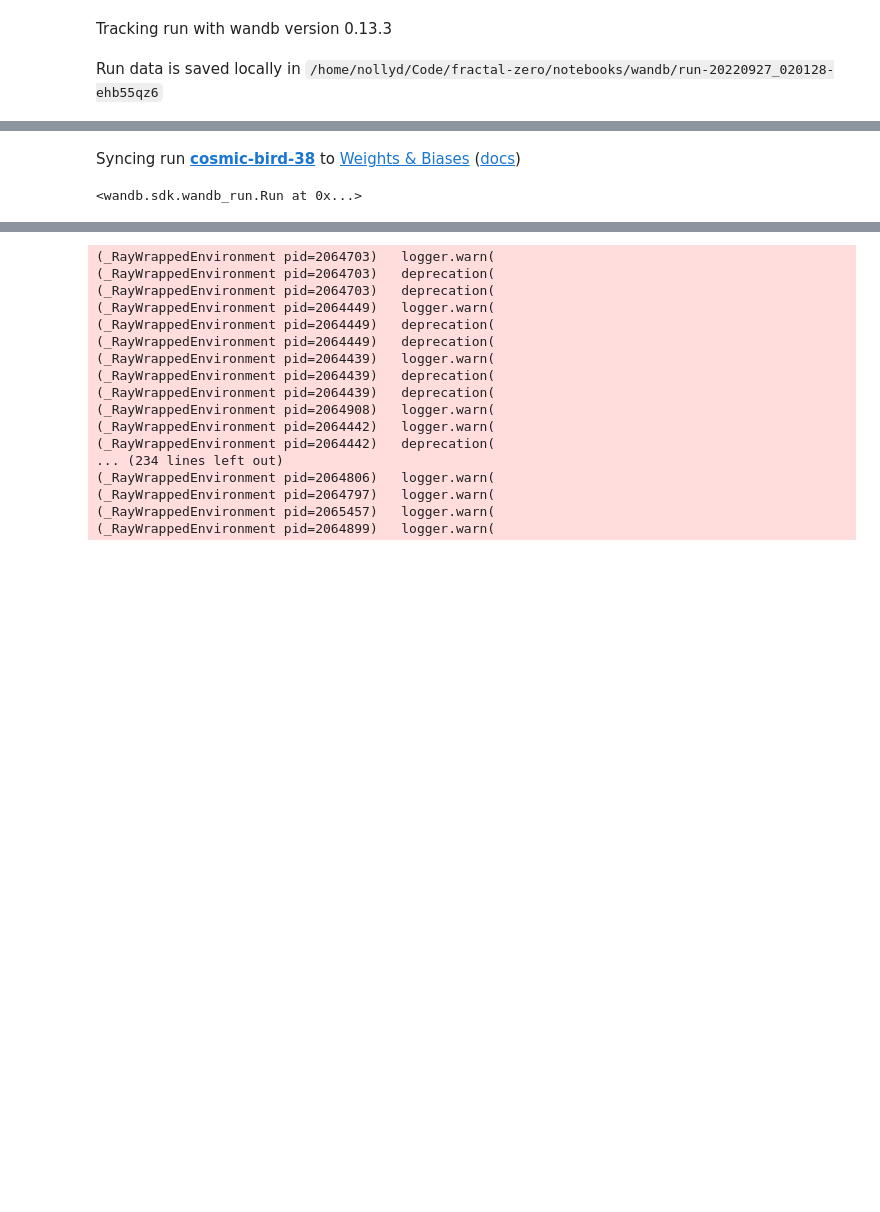
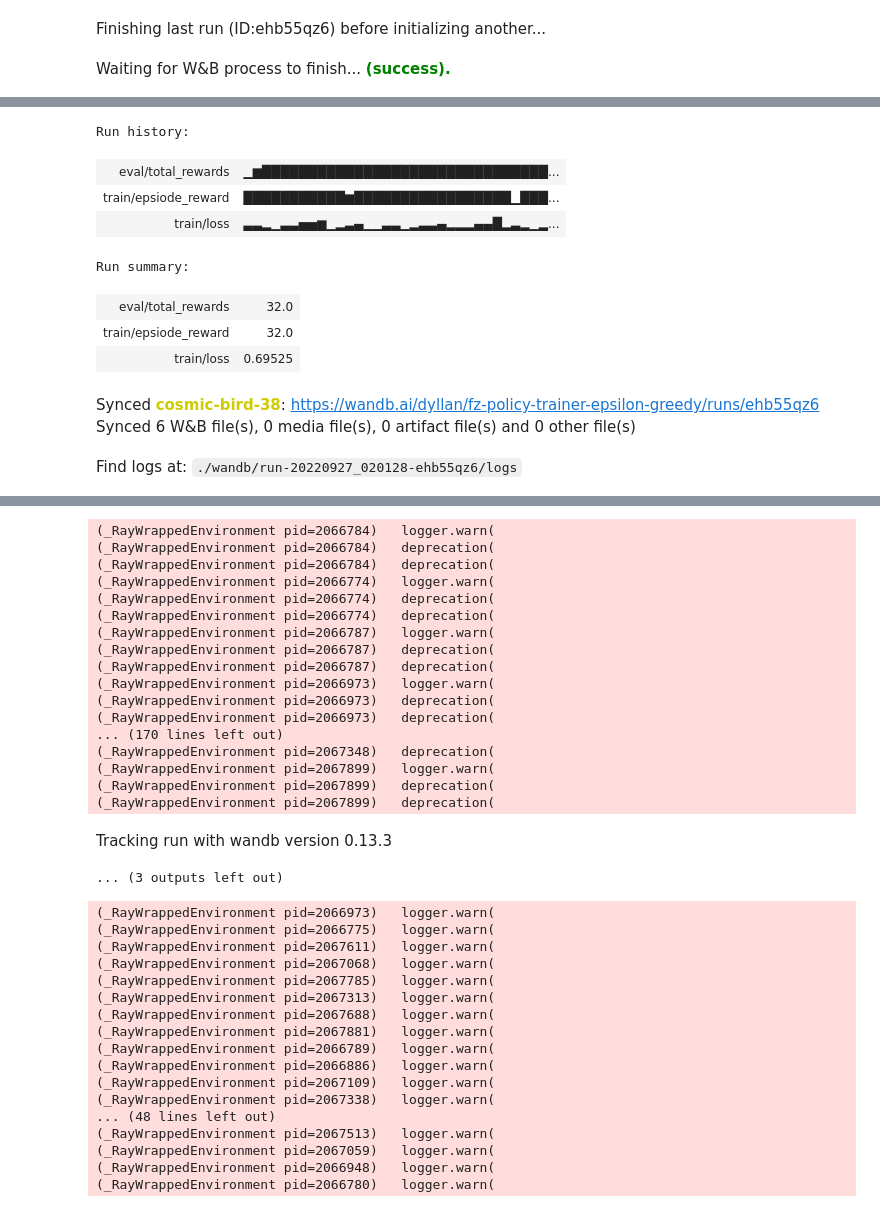
Before and after one commit to verbose-void/fractal-zero, a Jupyter notebook: notebooks/online_fmc.ipynb, the cells around one changed output, grey strips where cells are left out. Saved outputs shown, nothing was run; the diff lists cells and outputs as text; code cells hidden in the pictures; blank space fills up the shorter version.

```diff
--- a/notebooks/online_fmc.ipynb
+++ b/notebooks/online_fmc.ipynb
@@ -66,3 +63,3 @@ policy_trainer = OnlineFMCPolicyTrainer("CartPole-v0", policy_model, optimizer,
 # %%
-wandb.init(project="fz-policy-trainer-epsilon-greedy")
+wandb.init(project="fz-policy-trainer-game-tree")
 # %% [output]
@@ -86,2 +66,2 @@ wandb.init(project="fz-policy-trainer-epsilon-greedy")
-Tracking run with wandb version 0.13.3
+Finishing last run (ID:ehb55qz6) before initializing another...
-Run data is saved locally in /home/nollyd/Code/fractal-zero/notebooks/wandb/run-20220927_020128-ehb55qz6
+Waiting for W&B process to finish... (success).
@@ -88,2 +85,11 @@ Run data is saved locally in /home/nollyd/Code/fractal-zero/notebooks/wandb/run-
+Run history:
+| eval/total_rewards | ▁▆███████████████████████████████... |
+| train/epsiode_reward | ███████████▆█████████████████▁███... |
+| train/loss | ▃▃▂▁▃▃▅▅▆▁▂▃▄▁▁▃▃▁▂▃▃▄▂▂▂▄▄█▂▃▂▁▂... |
+Run summary:
+| eval/total_rewards | 32.0 |
+| train/epsiode_reward | 32.0 |
+| train/loss | 0.69525 |
-Syncing run cosmic-bird-38 to Weights & Biases (docs)
+Synced cosmic-bird-38: https://wandb.ai/dyllan/fz-policy-trainer-epsilon-greedy/runs/ehb55qz6
+Synced 6 W&B file(s), 0 media file(s), 0 artifact file(s) and 0 other file(s)
-<wandb.sdk.wandb_run.Run at 0x...>
+Find logs at: ./wandb/run-20220927_020128-ehb55qz6/logs
@@ -90,8 +97,27 @@ Syncing run cosmic-bird-38 to Weights & Biases (docs)
+(_RayWrappedEnvironment pid=2066784)   logger.warn(
+(_RayWrappedEnvironment pid=2066784)   deprecation(
+(_RayWrappedEnvironment pid=2066784)   deprecation(
+(_RayWrappedEnvironment pid=2066774)   logger.warn(
+(_RayWrappedEnvironment pid=2066774)   deprecation(
+(_RayWrappedEnvironment pid=2066774)   deprecation(
+(_RayWrappedEnvironment pid=2066787)   logger.warn(
+(_RayWrappedEnvironment pid=2066787)   deprecation(
+(_RayWrappedEnvironment pid=2066787)   deprecation(
+(_RayWrappedEnvironment pid=2066973)   logger.warn(
+(_RayWrappedEnvironment pid=2066973)   deprecation(
+(_RayWrappedEnvironment pid=2066973)   deprecation(
+... (170 lines left out)
+(_RayWrappedEnvironment pid=2067348)   deprecation(
+(_RayWrappedEnvironment pid=2067899)   logger.warn(
+(_RayWrappedEnvironment pid=2067899)   deprecation(
+(_RayWrappedEnvironment pid=2067899)   deprecation(
+Tracking run with wandb version 0.13.3
+... (3 outputs left out)
 # %%
 num_episodes = 100
 train_steps_per_episode = 2
 eval_every = 20
-max_steps = 32
+max_steps = 200
 
 for _ in range(num_episodes):
     policy_trainer.generate_episode_data(max_steps)
@@ -104,22 +130,22 @@ for _ in range(num_episodes):
 
     lr_scheduler.step()
 # %% [output]
-(_RayWrappedEnvironment pid=2064703)   logger.warn(
-(_RayWrappedEnvironment pid=2064703)   deprecation(
-(_RayWrappedEnvironment pid=2064703)   deprecation(
-(_RayWrappedEnvironment pid=2064449)   logger.warn(
-(_RayWrappedEnvironment pid=2064449)   deprecation(
-(_RayWrappedEnvironment pid=2064449)   deprecation(
-(_RayWrappedEnvironment pid=2064439)   logger.warn(
-(_RayWrappedEnvironment pid=2064439)   deprecation(
-(_RayWrappedEnvironment pid=2064439)   deprecation(
-(_RayWrappedEnvironment pid=2064908)   logger.warn(
-(_RayWrappedEnvironment pid=2064442)   logger.warn(
-(_RayWrappedEnvironment pid=2064442)   deprecation(
-... (234 lines left out)
-(_RayWrappedEnvironment pid=2064806)   logger.warn(
-(_RayWrappedEnvironment pid=2064797)   logger.warn(
-(_RayWrappedEnvironment pid=2065457)   logger.warn(
-(_RayWrappedEnvironment pid=2064899)   logger.warn(
+(_RayWrappedEnvironment pid=2066973)   logger.warn(
+(_RayWrappedEnvironment pid=2066775)   logger.warn(
+(_RayWrappedEnvironment pid=2067611)   logger.warn(
+(_RayWrappedEnvironment pid=2067068)   logger.warn(
+(_RayWrappedEnvironment pid=2067785)   logger.warn(
+(_RayWrappedEnvironment pid=2067313)   logger.warn(
+(_RayWrappedEnvironment pid=2067688)   logger.warn(
+(_RayWrappedEnvironment pid=2067881)   logger.warn(
+(_RayWrappedEnvironment pid=2066789)   logger.warn(
+(_RayWrappedEnvironment pid=2066886)   logger.warn(
+(_RayWrappedEnvironment pid=2067109)   logger.warn(
+(_RayWrappedEnvironment pid=2067338)   logger.warn(
+... (48 lines left out)
+(_RayWrappedEnvironment pid=2067513)   logger.warn(
+(_RayWrappedEnvironment pid=2067059)   logger.warn(
+(_RayWrappedEnvironment pid=2066948)   logger.warn(
+(_RayWrappedEnvironment pid=2066780)   logger.warn(
 # %%
 policy_trainer.fmc.clone_receives
```
Also changed, not shown: parts of 6 cells of this notebook, 1 other file.
